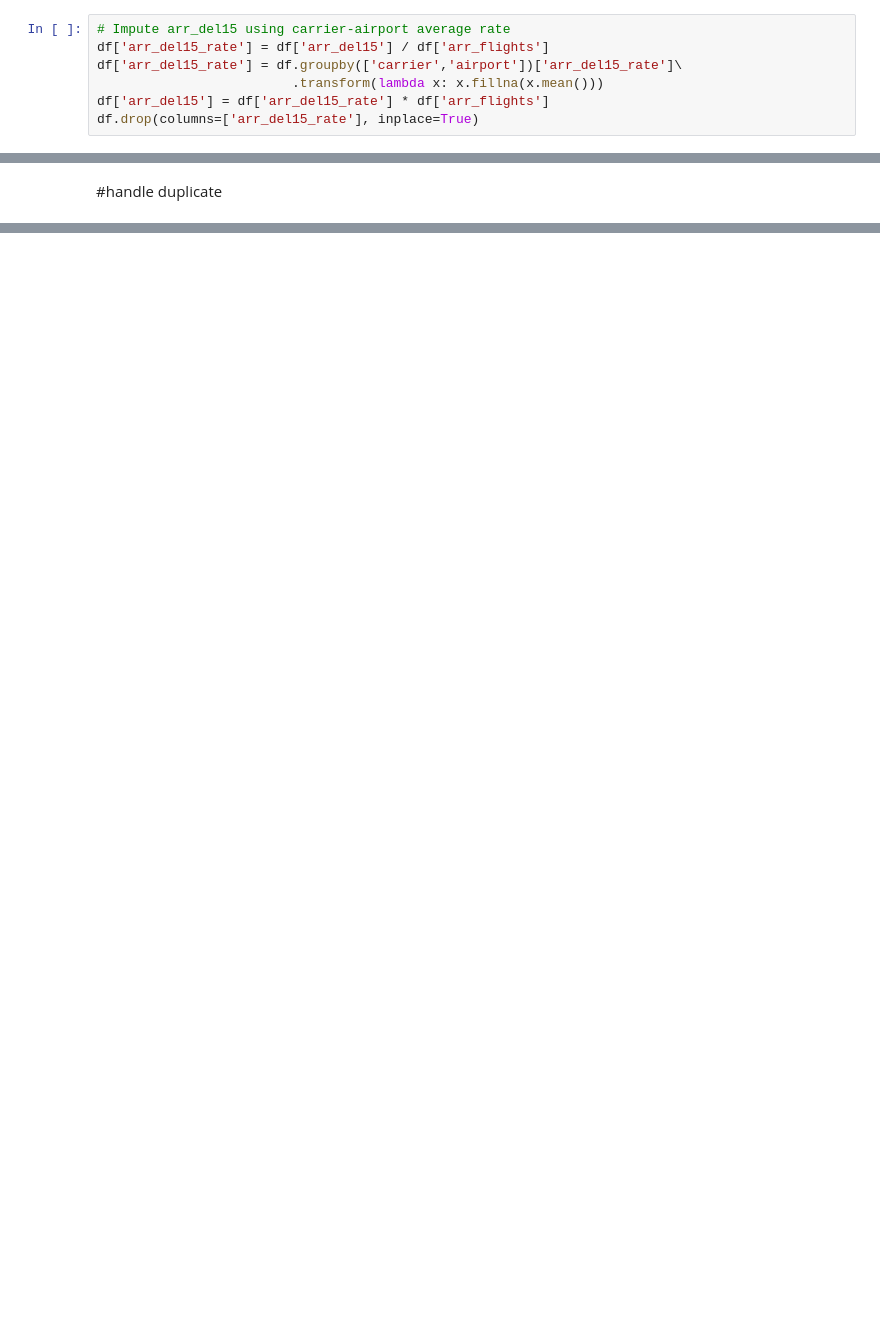
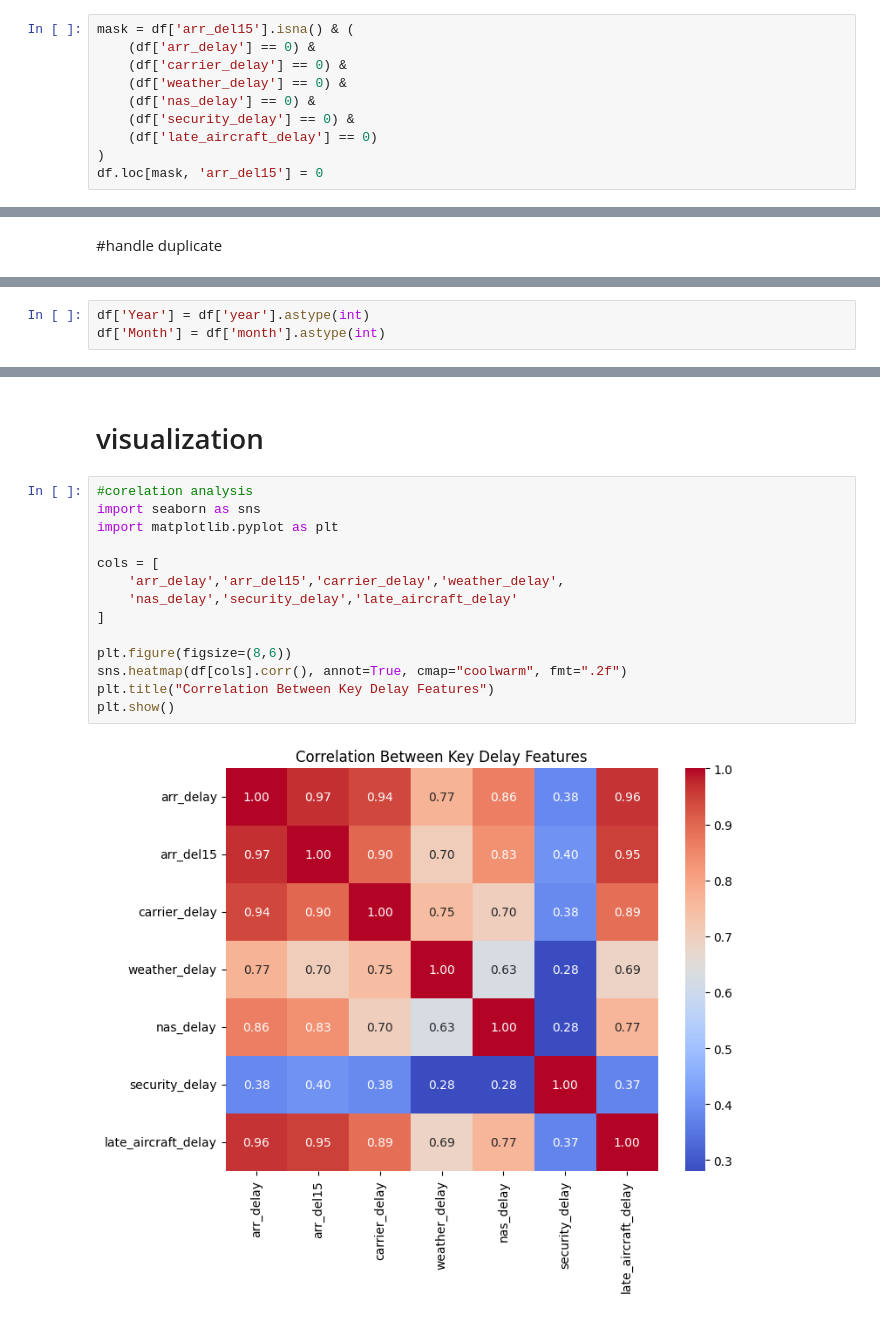
Before and after one commit to santoshkhadk/airline-delay-pipeline, a Jupyter notebook: notebook/airline-delay.ipynb, the cells around one changed output, grey strips where cells are left out. Cells and saved outputs as stored; diff of their text form; blank space fills up the shorter version.

Commit message:
corelation analaysis

```diff
--- a/notebook/airline-delay.ipynb
+++ b/notebook/airline-delay.ipynb
@@ -222,10 +221,13 @@ dtype: int64
 # %%
-# Impute arr_del15 using carrier-airport average rate
-df['arr_del15_rate'] = df['arr_del15'] / df['arr_flights']
-df['arr_del15_rate'] = df.groupby(['carrier','airport'])['arr_del15_rate']\
-                         .transform(lambda x: x.fillna(x.mean()))
-df['arr_del15'] = df['arr_del15_rate'] * df['arr_flights']
-df.drop(columns=['arr_del15_rate'], inplace=True)
+mask = df['arr_del15'].isna() & (
+    (df['arr_delay'] == 0) &
+    (df['carrier_delay'] == 0) &
+    (df['weather_delay'] == 0) &
+    (df['nas_delay'] == 0) &
+    (df['security_delay'] == 0) &
+    (df['late_aircraft_delay'] == 0)
+)
+df.loc[mask, 'arr_del15'] = 0
 # %%
 print(df.isnull().sum()[df.isnull().sum() > 0])
 # %% [output]
@@ -238,0 +266,3 @@ Missing values were analyzed carefully. Rows with missing arr_flights were dropp
+# %%
+df['Year'] = df['year'].astype(int)
+df['Month'] = df['month'].astype(int)
@@ -238,0 +271,18 @@ Missing values were analyzed carefully. Rows with missing arr_flights were dropp
+# %% [markdown]
+# visualization
+# %%
+#corelation analysis
+import seaborn as sns
+import matplotlib.pyplot as plt
+
+cols = [
+    'arr_delay','arr_del15','carrier_delay','weather_delay',
+    'nas_delay','security_delay','late_aircraft_delay'
+]
+
+plt.figure(figsize=(8,6))
+sns.heatmap(df[cols].corr(), annot=True, cmap="coolwarm", fmt=".2f")
+plt.title("Correlation Between Key Delay Features")
+plt.show()
+# %% [output]
+[figure, added]
```
Also changed, not shown: parts of 14 cells of this notebook.
